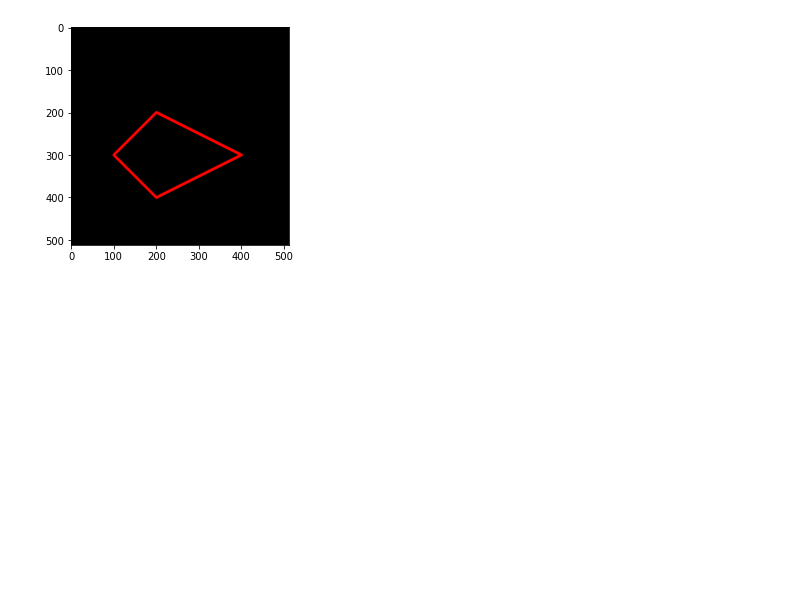
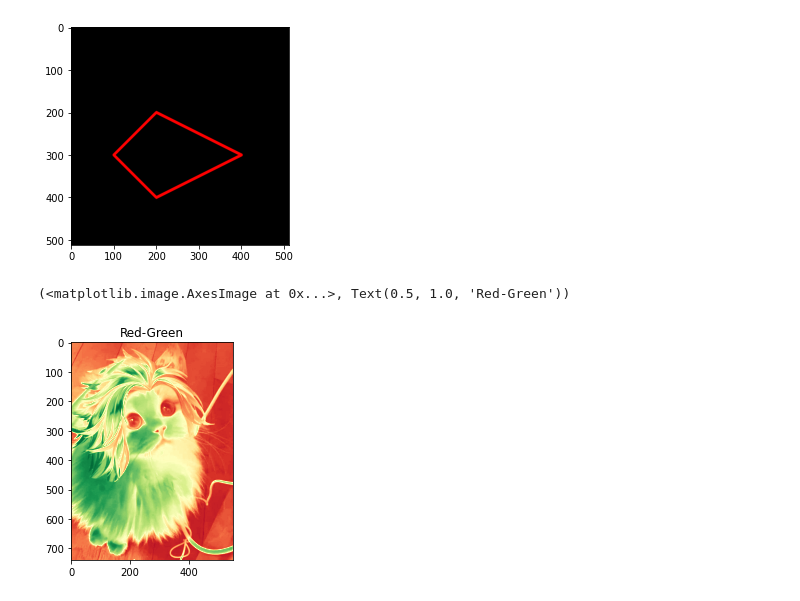
Before and after one commit to AjiArdiansyah/PCVK_Genap_2022, a Jupyter notebook: Week2.ipynb, the cells around one changed output. Saved outputs shown, nothing was run; the diff lists cells and outputs as text; code cells hidden in the pictures; blank space fills up the shorter version.

```diff
--- a/Week2.ipynb
+++ b/Week2.ipynb
@@ -128,3 +128,13 @@ plt.imshow(black_img2)
 # %% [output]
 <matplotlib.image.AxesImage at 0x...>
 [figure]
+# %%
+#TUGAS
+# nomor 1
+# Red-Green
+img_rg = cv.imread('/content/drive/My Drive/PCVK/Week2/kitten01.jpg',cv.IMREAD_GRAYSCALE)
+plt.imshow(img_rg, cmap='RdYlGn'),plt.title("Red-Green")
+#plt.imshow(img5)
+# %% [output]
+(<matplotlib.image.AxesImage at 0x...>, Text(0.5, 1.0, 'Red-Green'))
+[figure, added]
```
Also changed, not shown: parts of 11 cells of this notebook.
